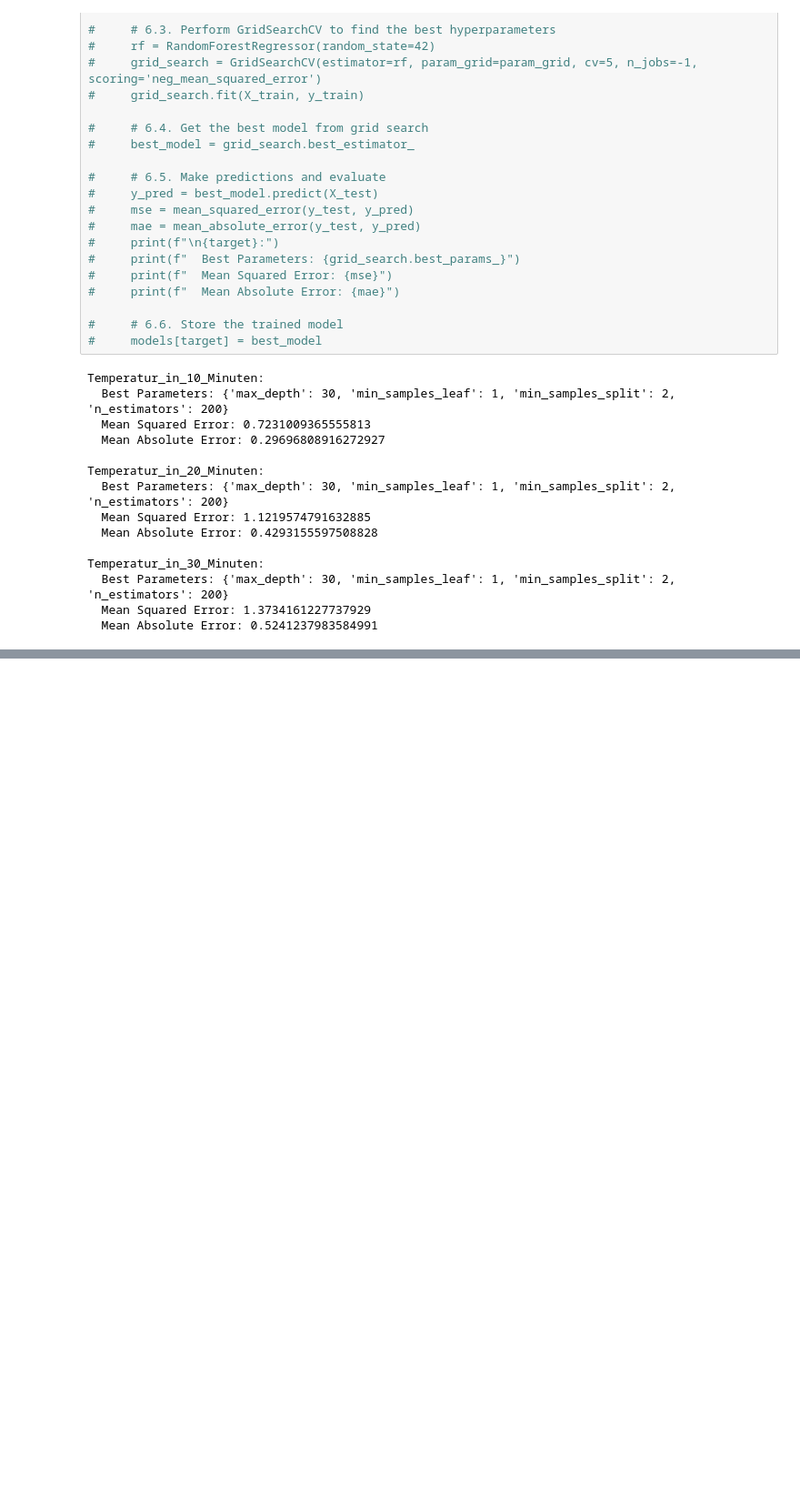
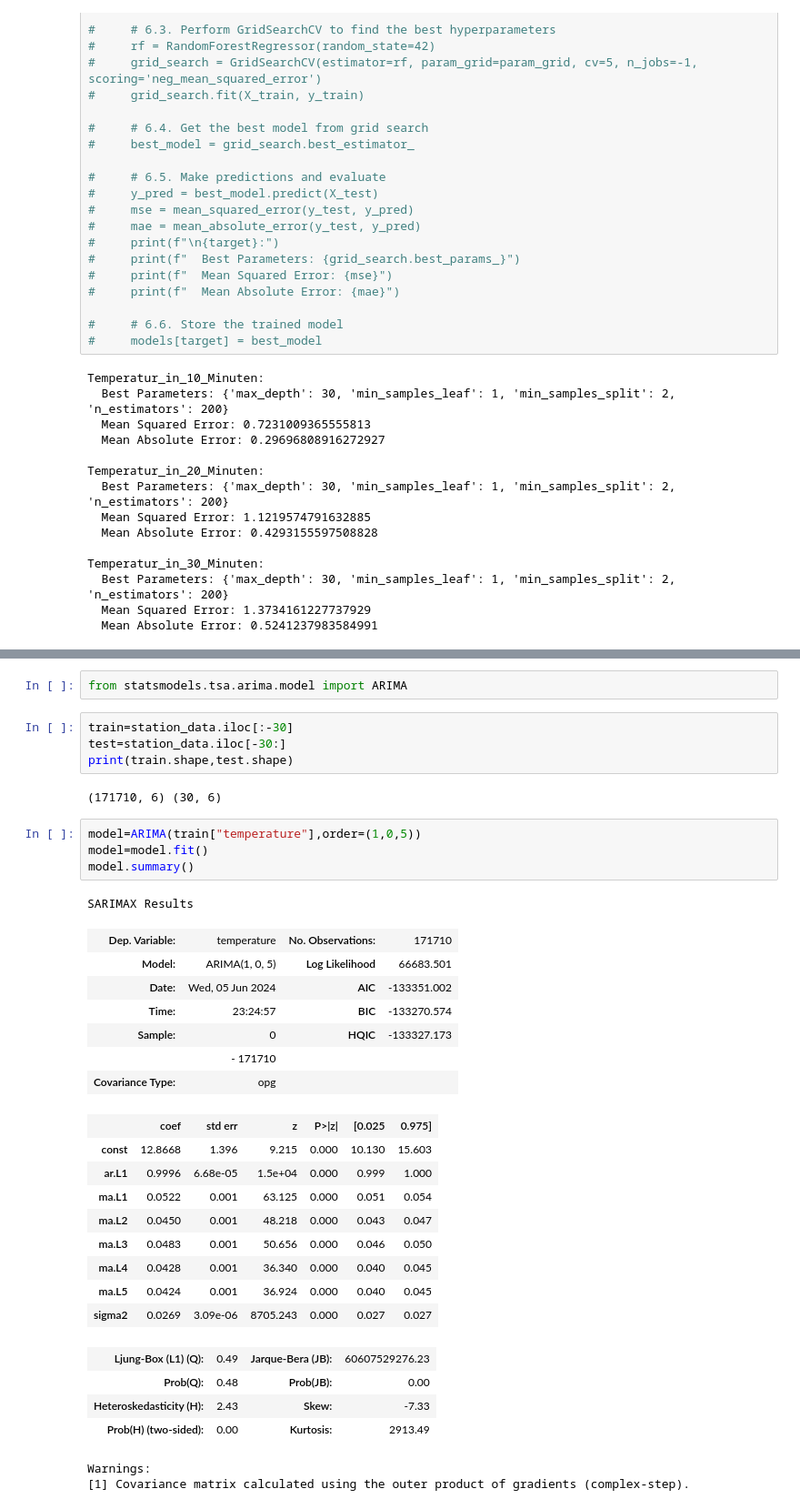
Before and after one commit to Ben99192/Umweltmonitoring_Projekt, a Jupyter notebook: ML_Modell.ipynb, the cells around one changed output, grey strips where cells are left out. Shown at 91% size. Cells and saved outputs as stored; diff of their text form; blank space fills up the shorter version.

```diff
--- a/ML_Modell.ipynb
+++ b/ML_Modell.ipynb
@@ -170,0 +290,36 @@ Temperatur_in_30_Minuten:
+# %%
+from statsmodels.tsa.arima.model import ARIMA
+# %%
+train=station_data.iloc[:-30]
+test=station_data.iloc[-30:]
+print(train.shape,test.shape)
+# %% [output]
+(171710, 6) (30, 6)
+# %%
+model=ARIMA(train["temperature"],order=(1,0,5))
+model=model.fit()
+model.summary()
+# %% [output]
+SARIMAX Results
+| Dep. Variable: | temperature | No. Observations: | 171710 |
+| Model: | ARIMA(1, 0, 5) | Log Likelihood | 66683.501 |
+| Date: | Wed, 05 Jun 2024 | AIC | -133351.002 |
+| Time: | 23:24:57 | BIC | -133270.574 |
+| Sample: | 0 | HQIC | -133327.173 |
+|  | - 171710 |  |  |
+| Covariance Type: | opg |  |  |
+|  | coef | std err | z | P>|z| | [0.025 | 0.975] |
+| const | 12.8668 | 1.396 | 9.215 | 0.000 | 10.130 | 15.603 |
+| ar.L1 | 0.9996 | 6.68e-05 | 1.5e+04 | 0.000 | 0.999 | 1.000 |
+| ma.L1 | 0.0522 | 0.001 | 63.125 | 0.000 | 0.051 | 0.054 |
+| ma.L2 | 0.0450 | 0.001 | 48.218 | 0.000 | 0.043 | 0.047 |
+| ma.L3 | 0.0483 | 0.001 | 50.656 | 0.000 | 0.046 | 0.050 |
+| ma.L4 | 0.0428 | 0.001 | 36.340 | 0.000 | 0.040 | 0.045 |
+| ma.L5 | 0.0424 | 0.001 | 36.924 | 0.000 | 0.040 | 0.045 |
+| sigma2 | 0.0269 | 3.09e-06 | 8705.243 | 0.000 | 0.027 | 0.027 |
+| Ljung-Box (L1) (Q): | 0.49 | Jarque-Bera (JB): | 60607529276.23 |
+| Prob(Q): | 0.48 | Prob(JB): | 0.00 |
+| Heteroskedasticity (H): | 2.43 | Skew: | -7.33 |
+| Prob(H) (two-sided): | 0.00 | Kurtosis: | 2913.49 |
+Warnings:
+[1] Covariance matrix calculated using the outer product of gradients (complex-step).
```
Also changed, not shown: parts of 14 cells of this notebook.
